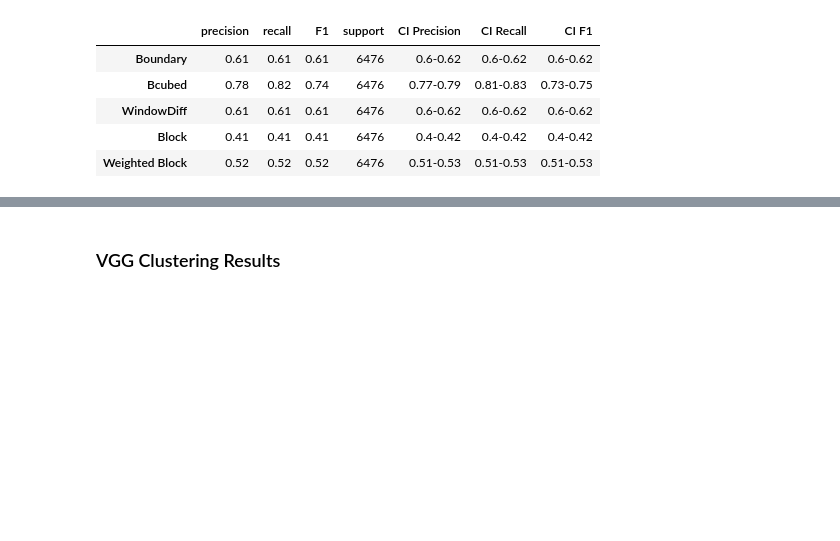
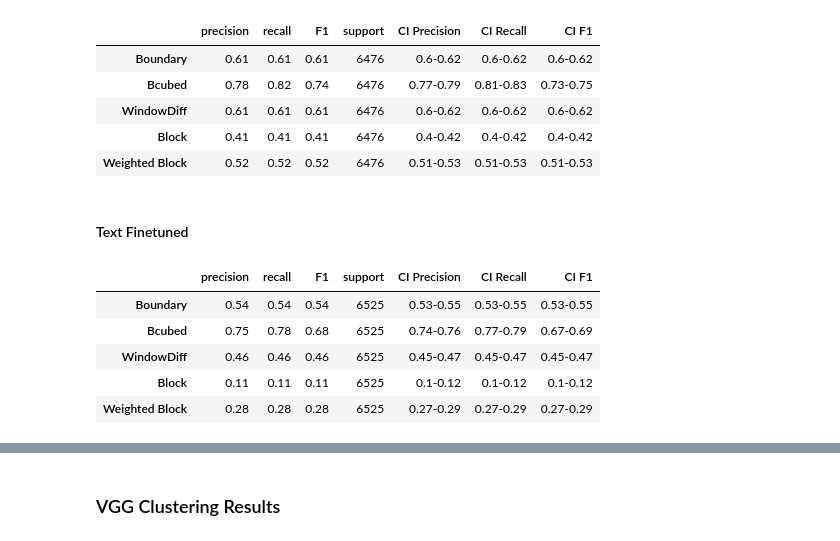
Before and after one commit to luka5132/Agglomerative_Clustering_PSS, a Jupyter notebook: main.ipynb, the cells around one changed output, grey strips where cells are left out. Cells and saved outputs as stored; diff of their text form; code cells hidden in the pictures; blank space fills up the shorter version.

```diff
--- a/main.ipynb
+++ b/main.ipynb
@@ -937,3 +940,5 @@ switch_start_scores_corp2
 | WindowDiff | 0.61 | 0.61 | 0.61 | 6476 | 0.6-0.62 | 0.6-0.62 | 0.6-0.62 |
 | Block | 0.41 | 0.41 | 0.41 | 6476 | 0.4-0.42 | 0.4-0.42 | 0.4-0.42 |
 | Weighted Block | 0.52 | 0.52 | 0.52 | 6476 | 0.51-0.53 | 0.51-0.53 | 0.51-0.53 |
+# %% [markdown]
+#### Text Finetuned
@@ -939,0 +1012,20 @@ switch_start_scores_corp2
+# %%
+
+min2 = True
+if min2:
+  prediction_json_text_noswitch_corp2 = {stream : preds for stream,preds in prediction_json_text_noswitch_corp2.items() if sum(gold_std_dict[stream]) > 1}
+  prediction_json_text_switch_corp2= {stream : preds for stream,preds in prediction_json_text_switch_corp2.items() if sum(gold_std_dict[stream]) > 1}
+  prediction_json_text_switch_start_corp2= {stream : preds for stream,preds in prediction_json_text_switch_start_corp2.items() if sum(gold_std_dict[stream]) > 1}
+  gold_std_dict = {id: vals for id,vals in gold_std_dict.items() if id in prediction_json_text_noswitch_corp2 }
+# %%
+noswitch_scores_corp2 = calculate_mean_scores(gold_std_dict,prediction_json_text_noswitch_corp2)
+switch_scores_corp2 = calculate_mean_scores(gold_std_dict,prediction_json_text_switch_corp2)
+switch_start_scores_corp2 = calculate_mean_scores(gold_std_dict,prediction_json_text_switch_start_corp2)
+noswitch_scores_corp2
+# %% [output]
+|  | precision | recall | F1 | support | CI Precision | CI Recall | CI F1 |
+| Boundary | 0.54 | 0.54 | 0.54 | 6525 | 0.53-0.55 | 0.53-0.55 | 0.53-0.55 |
+| Bcubed | 0.75 | 0.78 | 0.68 | 6525 | 0.74-0.76 | 0.77-0.79 | 0.67-0.69 |
+| WindowDiff | 0.46 | 0.46 | 0.46 | 6525 | 0.45-0.47 | 0.45-0.47 | 0.45-0.47 |
+| Block | 0.11 | 0.11 | 0.11 | 6525 | 0.1-0.12 | 0.1-0.12 | 0.1-0.12 |
+| Weighted Block | 0.28 | 0.28 | 0.28 | 6525 | 0.27-0.29 | 0.27-0.29 | 0.27-0.29 |
```
Also changed, not shown: parts of 10 cells of this notebook, 1 other file.
